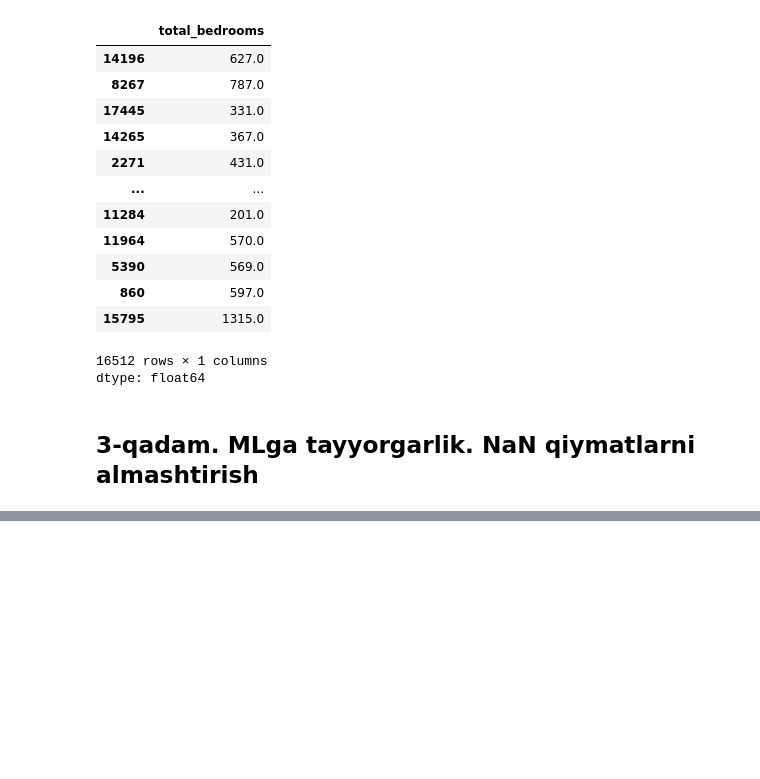
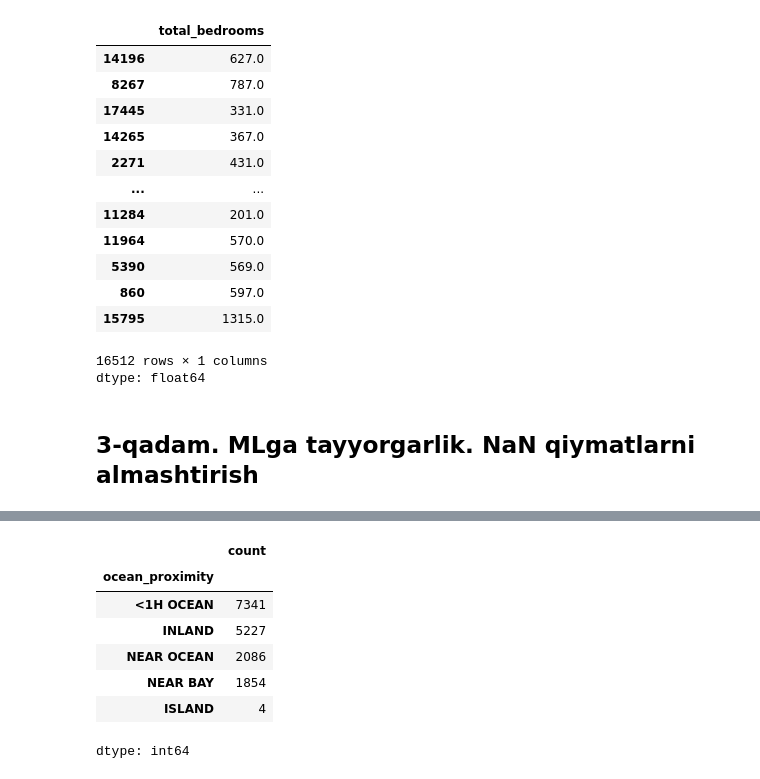
Before and after one commit to ulubeykhuja/mohir_dev_lessons, a Jupyter notebook: MLga_tayyorlash_uzim.ipynb, the cells around one changed output, grey strips where cells are left out. Saved outputs shown, nothing was run; the diff lists cells and outputs as text; code cells hidden in the pictures; blank space fills up the shorter version.

```diff
--- a/MLga_tayyorlash_uzim.ipynb
+++ b/MLga_tayyorlash_uzim.ipynb
@@ -81,0 +166,4 @@ dtype: float64
+# %%
+# categirical ma'lumotlar
+housing_cat = housing[['ocean_proximity']]
+housing_cat.head()
@@ -81,0 +177,12 @@ dtype: float64
+# %%
+housing_cat.value_counts()
+#.sort_values(ascending = False)
+# %% [output]
+|  | count |
+| ocean_proximity |  |
+| <1H OCEAN | 7341 |
+| INLAND | 5227 |
+| NEAR OCEAN | 2086 |
+| NEAR BAY | 1854 |
+| ISLAND | 4 |
+dtype: int64
```
Also changed, not shown: parts of 14 cells of this notebook.
